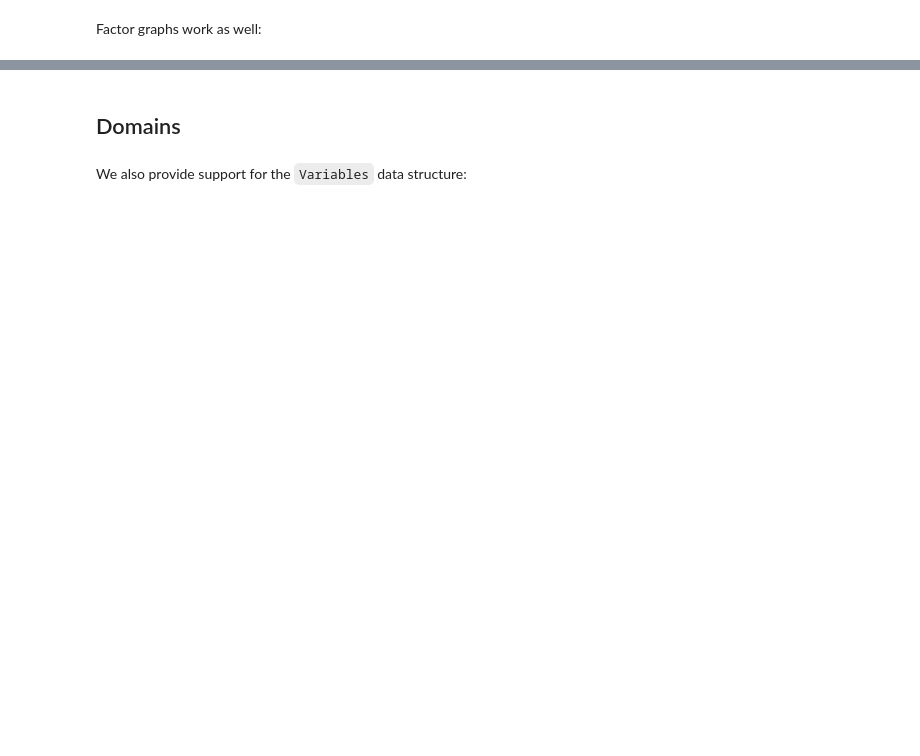
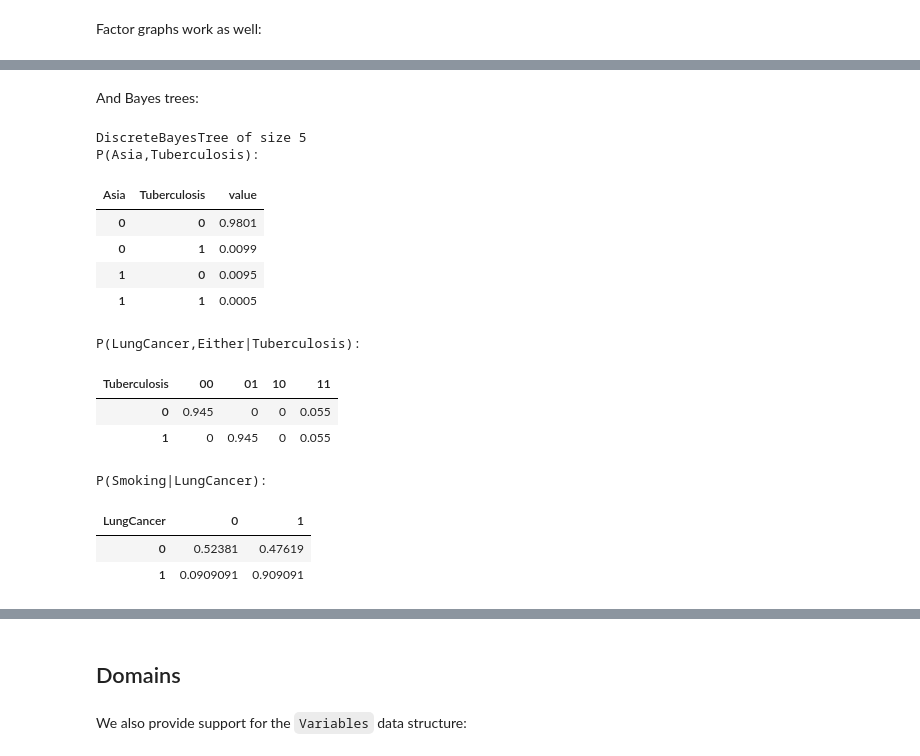
Before and after one commit to gtbook/gtbook, a Jupyter notebook: display.ipynb, the cells around one changed output, grey strips where cells are left out. Drawn from its saved outputs; the diff is of its cells as text; code cells hidden in the pictures; blank space fills up the shorter version.

```diff
--- a/display.ipynb
+++ b/display.ipynb
@@ -208,0 +177,22 @@ factor 0:
+# %% [markdown]
+And Bayes trees:
+# %%
+fg = DiscreteFactorGraph(bayesNet)
+bt = fg.eliminateMultifrontal()
+pretty(bt, keyFormatter)
+# %% [output]
+DiscreteBayesTree of size 5
+P(Asia,Tuberculosis):
+| Asia | Tuberculosis | value |
+| 0 | 0 | 0.9801 |
+| 0 | 1 | 0.0099 |
+| 1 | 0 | 0.0095 |
+| 1 | 1 | 0.0005 |
+P(LungCancer,Either|Tuberculosis):
+| Tuberculosis | 00 | 01 | 10 | 11 |
+| 0 | 0.945 | 0 | 0 | 0.055 |
+| 1 | 0 | 0.945 | 0 | 0.055 |
+P(Smoking|LungCancer):
+| LungCancer | 0 | 1 |
+| 0 | 0.52381 | 0.47619 |
+| 1 | 0.0909091 | 0.909091 |
```
Also changed, not shown: parts of 10 cells of this notebook, 8 other files.
